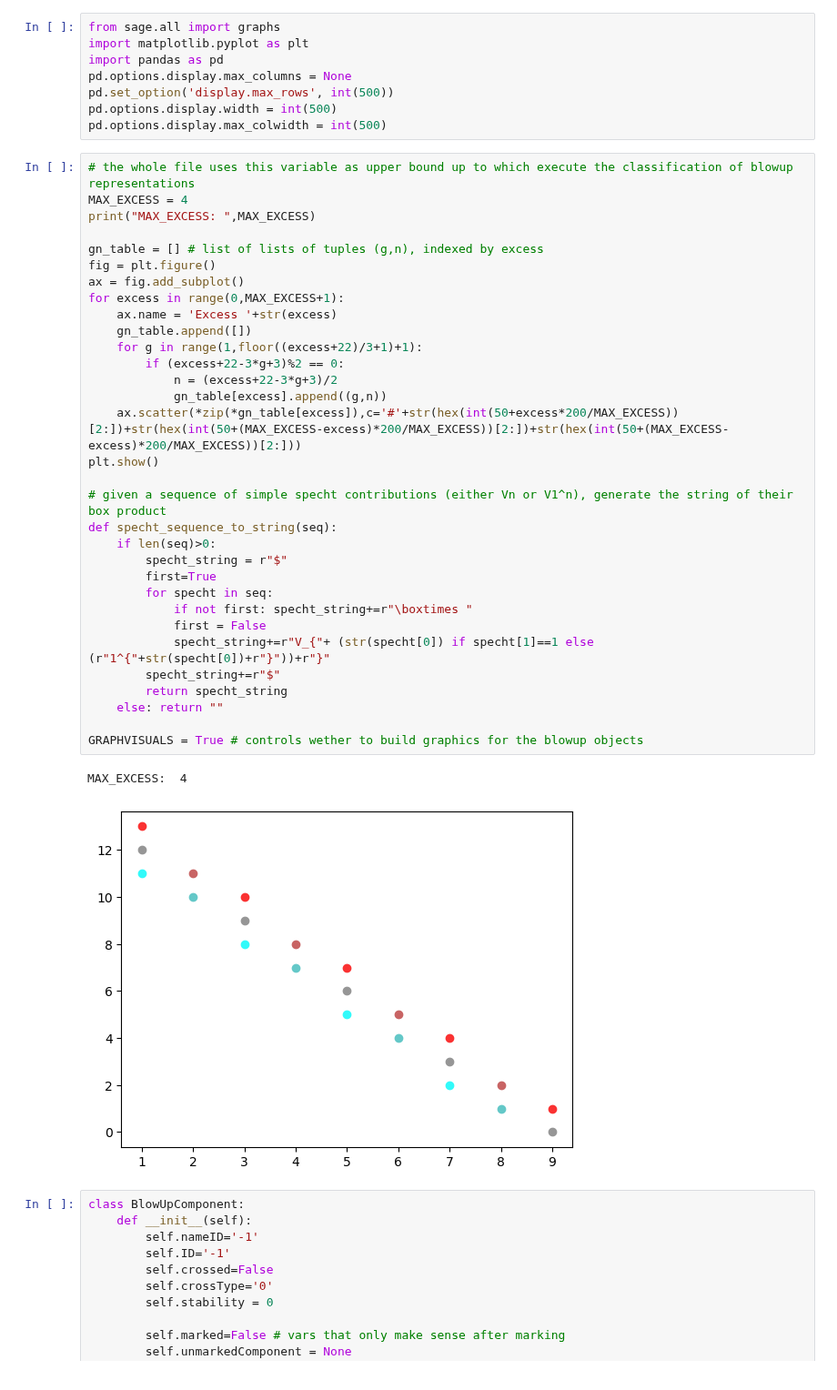
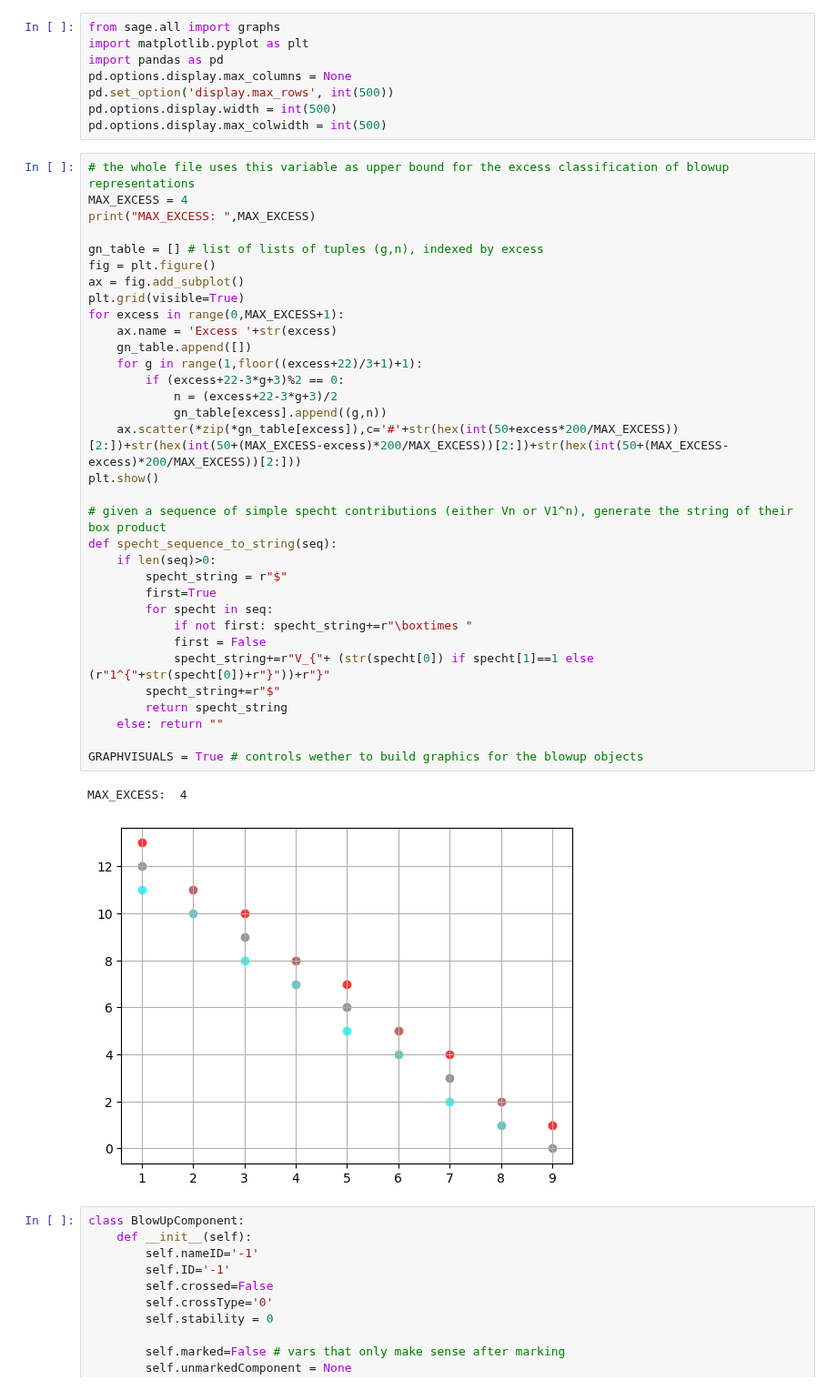
Before and after one commit to bellimarco/Getzler-Kapranov-Graph-Cohomology-Computations-in-weight-13, a Jupyter notebook: code/MBELLI_Main.ipynb, the cells around one changed output. Shown at 91% size. Drawn from its saved outputs; the diff is of its cells as text.

```diff
--- a/code/MBELLI_Main.ipynb
+++ b/code/MBELLI_Main.ipynb
@@ -7,40 +7,41 @@ pd.set_option('display.max_rows', int(500))
 pd.options.display.width = int(500)
 pd.options.display.max_colwidth = int(500)
 # %%
-# the whole file uses this variable as upper bound up to which execute the classification of blowup representations
+# the whole file uses this variable as upper bound for the excess classification of blowup representations
 MAX_EXCESS = 4
 print("MAX_EXCESS: ",MAX_EXCESS)
 
 gn_table = [] # list of lists of tuples (g,n), indexed by excess
 fig = plt.figure()
 ax = fig.add_subplot()
+plt.grid(visible=True)
 for excess in range(0,MAX_EXCESS+1):
     ax.name = 'Excess '+str(excess)
     gn_table.append([])
     for g in range(1,floor((excess+22)/3+1)+1):
         if (excess+22-3*g+3)%2 == 0:
             n = (excess+22-3*g+3)/2
             gn_table[excess].append((g,n))
     ax.scatter(*zip(*gn_table[excess]),c='#'+str(hex(int(50+excess*200/MAX_EXCESS))[2:])+str(hex(int(50+(MAX_EXCESS-excess)*200/MAX_EXCESS))[2:])+str(hex(int(50+(MAX_EXCESS-excess)*200/MAX_EXCESS))[2:]))
 plt.show()
 
 # given a sequence of simple specht contributions (either Vn or V1^n), generate the string of their box product
 def specht_sequence_to_string(seq):
     if len(seq)>0:
         specht_string = r"$"
         first=True
         for specht in seq:
             if not first: specht_string+=r"\boxtimes "
             first = False
             specht_string+=r"V_{"+ (str(specht[0]) if specht[1]==1 else (r"1^{"+str(specht[0])+r"}"))+r"}"
         specht_string+=r"$"
         return specht_string
     else: return ""
 
 GRAPHVISUALS = True # controls wether to build graphics for the blowup objects
 # %% [output]
 MAX_EXCESS:  4
-[figure, old version]
+[figure, new version]
 # %%
 class BlowUpComponent:
     def __init__(self):
```
Also changed, not shown: 36 other files.
